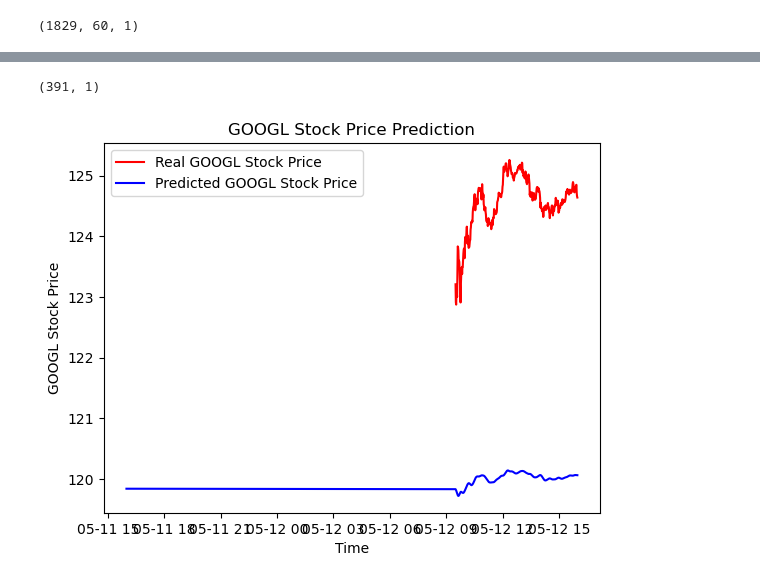
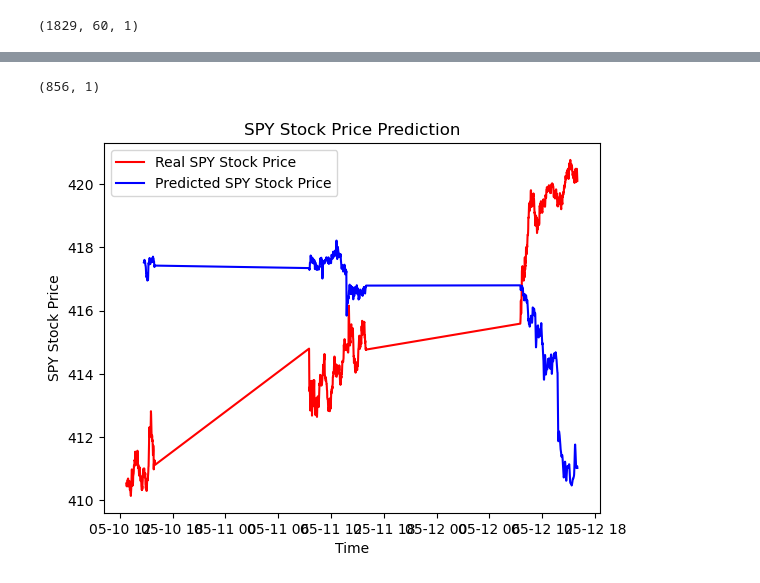
Before and after one commit to cowlinn/Money_Bot_V1, a Jupyter notebook: Exploration/ML/Actual Testing (TSLA).ipynb, the cells around one changed output, grey strips where cells are left out. Drawn from its saved outputs; the diff is of its cells as text; code cells hidden in the pictures.

```diff
--- a/Exploration/ML/Actual Testing (TSLA).ipynb
+++ b/Exploration/ML/Actual Testing (TSLA).ipynb
@@ -26,7 +26,7 @@ import yfinance as yf
 #### READ THIS BEFORE CONTINUING ####
 
 ### CHANGE THE FOLLOWING VARIABLES ###
-stock_name = "GOOGL" #--> GIVE THE TICKER NAME
+stock_name = "SPY" #--> GIVE THE TICKER NAME
 
 
 ### START AND END_DATES, GIVE YYYY-MM-DD format
@@ -167,7 +167,7 @@ time_interval_p = "1m" ## LIST OF HISTORY: [“1m”, “2m”, “5m”, “15m
 
 data_p = pd.DataFrame(stock.history(start=start_date_p, end=end_date_p, interval=time_interval))
 df_p = data_p.copy()
-train_len_p = math.ceil(len(df_p) * 0.8)
+train_len_p = math.ceil(len(df_p) * 0.5)
 
 print(train_len_p)
 print(df_p)
@@ -200,7 +200,7 @@ dataset_total = pd.concat((dataset_train, dataset_test), axis = 0)
 print(dataset_total.shape)
 
 
-inputs = dataset_total[len(dataset_total) - len(dataset_test) - 60:].values
+inputs = dataset_total[:len(dataset_total) - len(dataset_test) - 60].values
 inputs = inputs.reshape(-1,1)
 print(inputs.shape)
 inputs = sc.transform(inputs)
@@ -230,15 +230,15 @@ print(len(predicted_stock_price))
 # %%
 ## to check prediction
 df_p =df.reset_index() #--> get rid of datetime as default index
 plt.plot(df_p.loc[train_len_p - 1:, "Datetime"],dataset_test.values, color = "red", label = f'Real {stock_name} Stock Price')
 print(predicted_stock_price.shape)
-plt.plot(df_p.loc[train_len_p - 2:, "Datetime"],predicted_stock_price, color = "blue", label = f'Predicted {stock_name} Stock Price')
+plt.plot(df_p.loc[train_len_p + 118:, "Datetime"],predicted_stock_price, color = "blue", label = f'Predicted {stock_name} Stock Price')
 #plt.xticks(np.arange(118,1)) #this is just to clear the x-axis
 plt.title(f'{stock_name} Stock Price Prediction')
 plt.xlabel('Time')
 plt.ylabel(f'{stock_name} Stock Price')
 plt.legend()
 plt.show()
 # %% [output]
-(391, 1)
+(856, 1)
-[figure, old version]
+[figure, new version]
```
Also changed, not shown: parts of 6 cells of this notebook.
